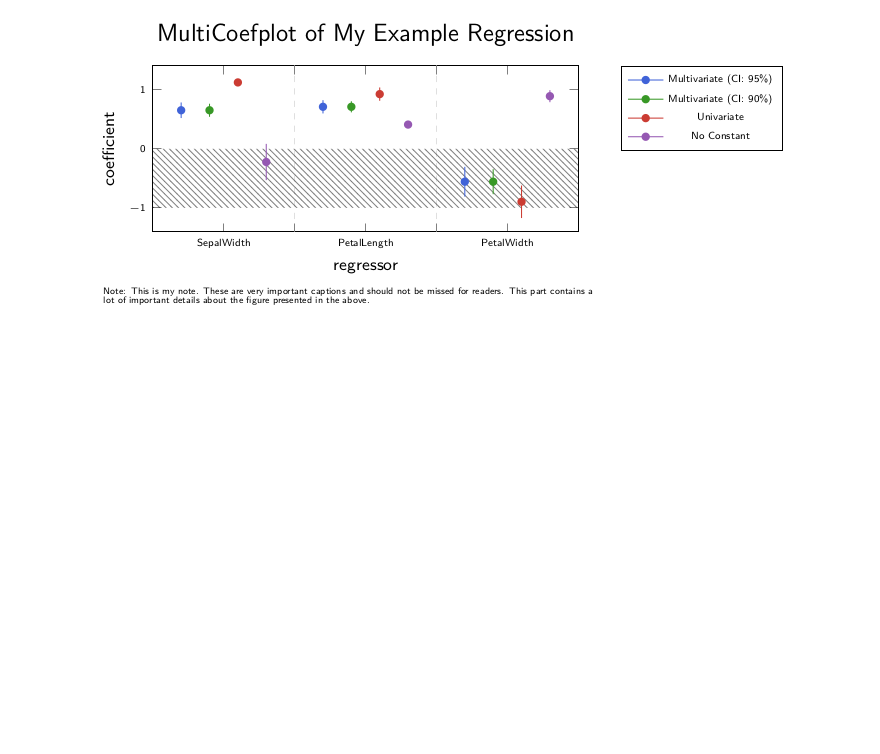
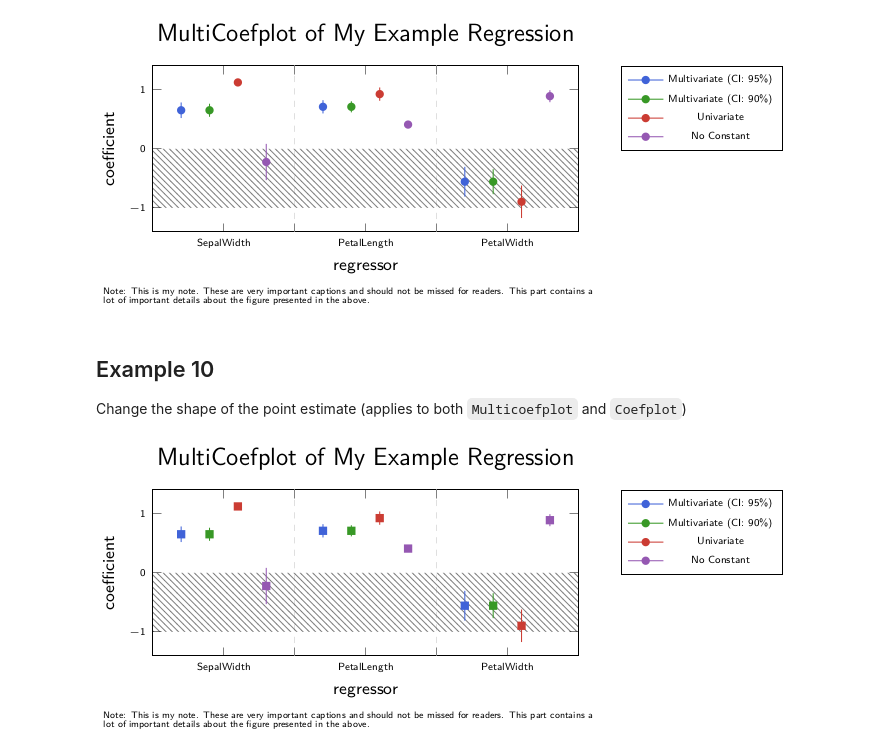
Before and after one commit to caibengbu/Coefplots.jl, a Jupyter notebook: examples/quick_start.ipynb, the cells around one changed output. Saved outputs shown, nothing was run; the diff lists cells and outputs as text; code cells hidden in the pictures; blank space fills up the shorter version.

Commit message:
allow changing shape

```diff
--- a/examples/quick_start.ipynb
+++ b/examples/quick_start.ipynb
@@ -148,3 +148,11 @@ mcoefplot.height=125
 plot(mcoefplot)
 # %% [output]
 [figure]
+# %% [markdown]
+## Example 10
+Change the shape of the point estimate (applies to both `Multicoefplot` and `Coefplot`)
+# %%
+Coefplots.set_dot_shape!(mcoefplot,:rectangle)
+plot(mcoefplot)
+# %% [output]
+[figure, added]
```
Also changed, not shown: 4 other files.
